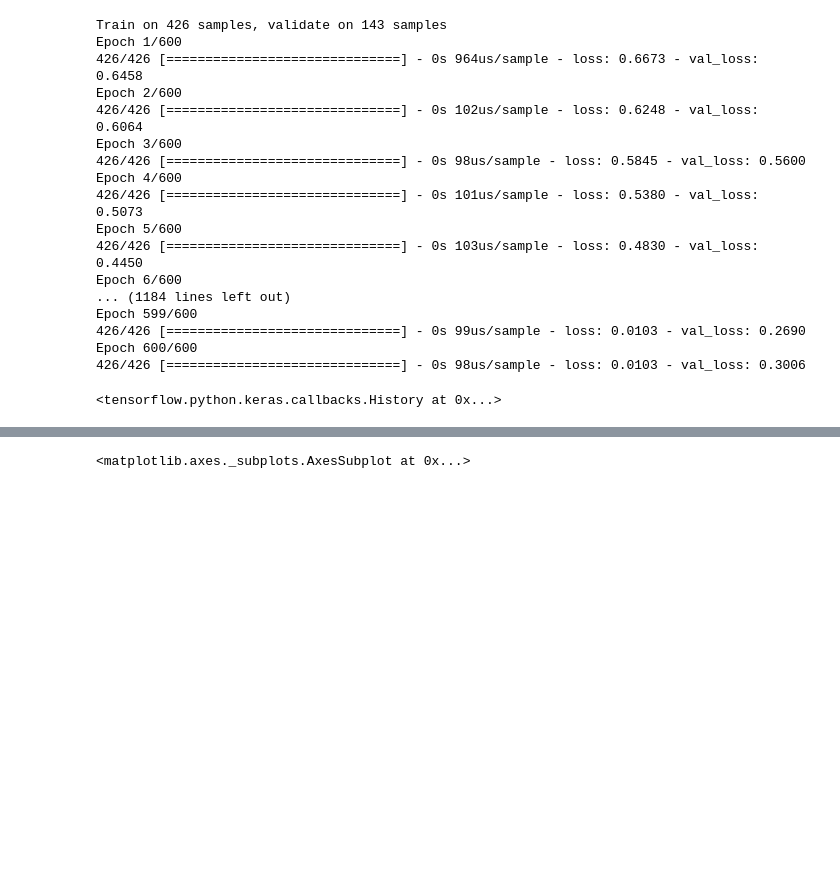
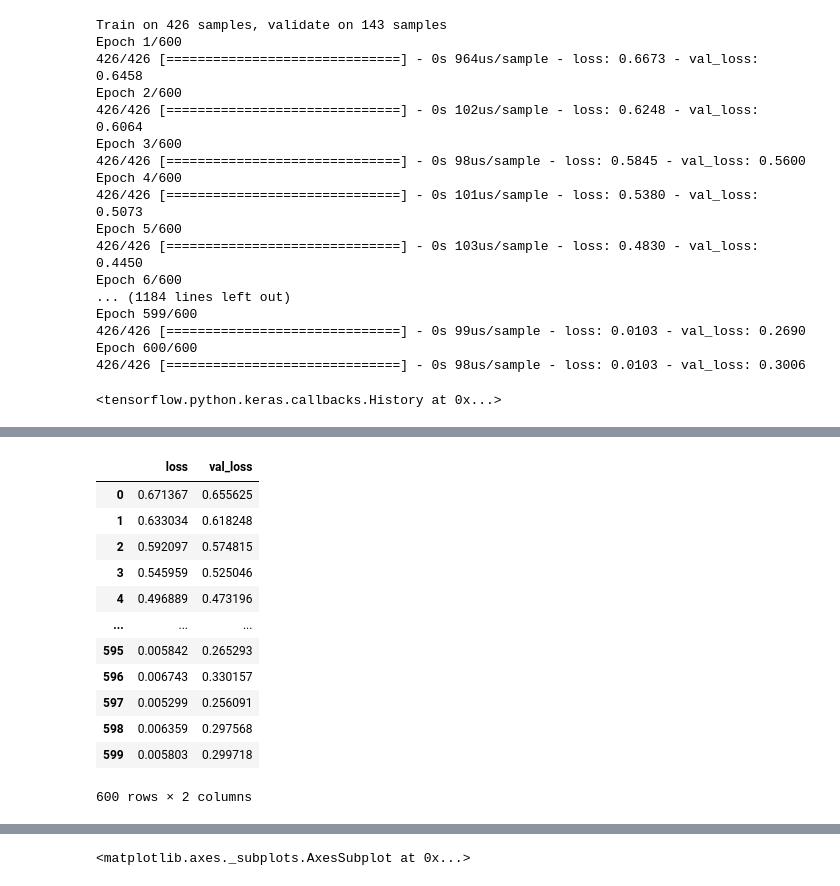
Before and after one commit to leader2345/Udemy_Python_For_Data_Science_And_Machine_Learning, a Jupyter notebook: 22-Deep Learning/TensorFlow_FILES/ANNs/02-Keras-Classification.ipynb, the cells around one changed output, grey strips where cells are left out. Saved outputs shown, nothing was run; the diff lists cells and outputs as text; code cells hidden in the pictures; blank space fills up the shorter version.

```diff
--- a/22-Deep Learning/TensorFlow_FILES/ANNs/02-Keras-Classification.ipynb
+++ b/22-Deep Learning/TensorFlow_FILES/ANNs/02-Keras-Classification.ipynb
@@ -338,2 +458,20 @@ model_loss = pd.DataFrame(model.history.history)
+# %%
+# Practice
+
+model_loss
+# %% [output]
+|  | loss | val_loss |
+| 0 | 0.671367 | 0.655625 |
+| 1 | 0.633034 | 0.618248 |
+| 2 | 0.592097 | 0.574815 |
+| 3 | 0.545959 | 0.525046 |
+| 4 | 0.496889 | 0.473196 |
+| ... | ... | ... |
+| 595 | 0.005842 | 0.265293 |
+| 596 | 0.006743 | 0.330157 |
+| 597 | 0.005299 | 0.256091 |
+| 598 | 0.006359 | 0.297568 |
+| 599 | 0.005803 | 0.299718 |
+600 rows × 2 columns
 # %%
 # model_loss
```
Also changed, not shown: parts of 35 cells of this notebook.
